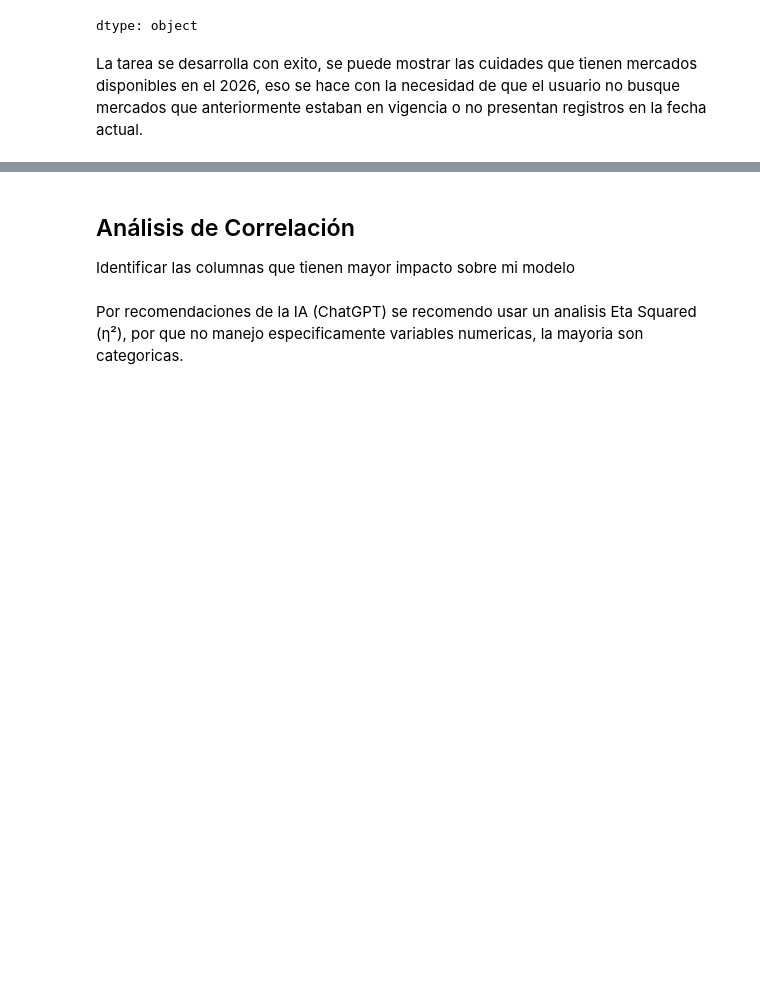
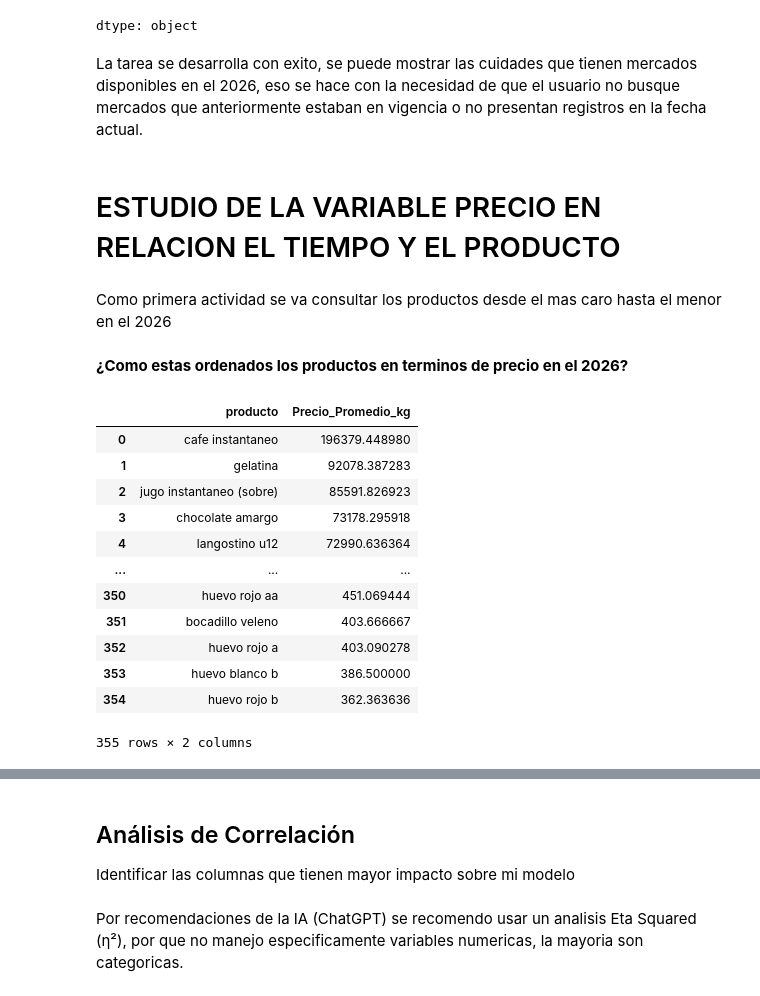
Before and after one commit to daniel-barona/proyecto_ciencia_datos, a Jupyter notebook: src/03_EDA.ipynb, the cells around one changed output, grey strips where cells are left out. Drawn from its saved outputs; the diff is of its cells as text; code cells hidden in the pictures; blank space fills up the shorter version.

```diff
--- a/src/03_EDA.ipynb
+++ b/src/03_EDA.ipynb
@@ -537,3 +539,32 @@ El departamento de valle del cauca registra 5 municipios.
 dtype: object
 # %% [markdown]
 La tarea se desarrolla con exito, se puede mostrar las cuidades que tienen mercados disponibles en el 2026, eso se hace con la necesidad de que el usuario no busque mercados que anteriormente estaban en vigencia o no presentan registros en la fecha actual.
+# %% [markdown]
+# ESTUDIO DE LA VARIABLE PRECIO EN RELACION EL TIEMPO Y EL PRODUCTO
+# %% [markdown]
+Como primera actividad se va consultar los productos desde el mas caro hasta el menor en el 2026
+# %% [markdown]
+**¿Como estas ordenados los productos en terminos de precio en el 2026?**
+# %%
+productos_caros_2026 = (
+    df[df["fecha"].dt.year == 2026]
+    .groupby("producto")["precio_promedio_kg"]
+    .mean()
+    .sort_values(ascending=False)
+    .reset_index(name="Precio_Promedio_kg")
+)
+productos_caros_2026
+# %% [output]
+|  | producto | Precio_Promedio_kg |
+| 0 | cafe instantaneo | 196379.448980 |
+| 1 | gelatina | 92078.387283 |
+| 2 | jugo instantaneo (sobre) | 85591.826923 |
+| 3 | chocolate amargo | 73178.295918 |
+| 4 | langostino u12 | 72990.636364 |
+| ... | ... | ... |
+| 350 | huevo rojo aa | 451.069444 |
+| 351 | bocadillo veleno | 403.666667 |
+| 352 | huevo rojo a | 403.090278 |
+| 353 | huevo blanco b | 386.500000 |
+| 354 | huevo rojo b | 362.363636 |
+355 rows × 2 columns
```
Also changed, not shown: parts of 11 cells of this notebook.
